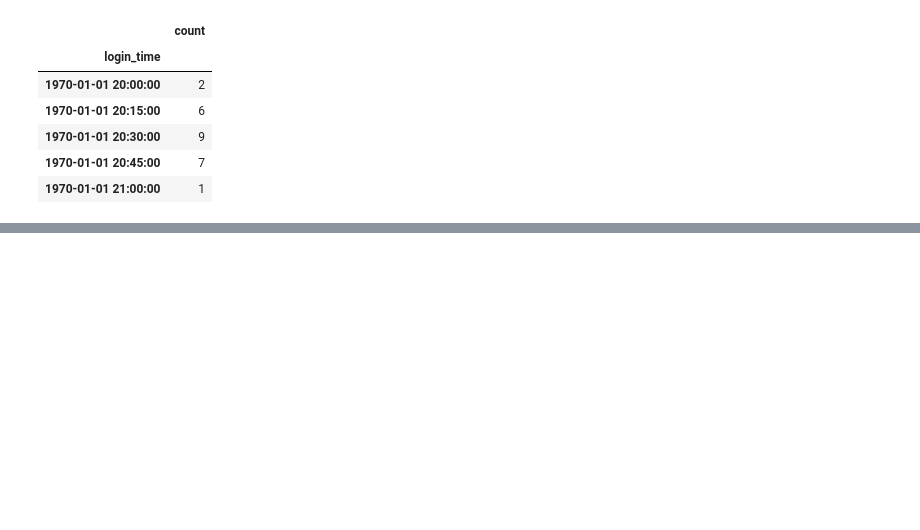
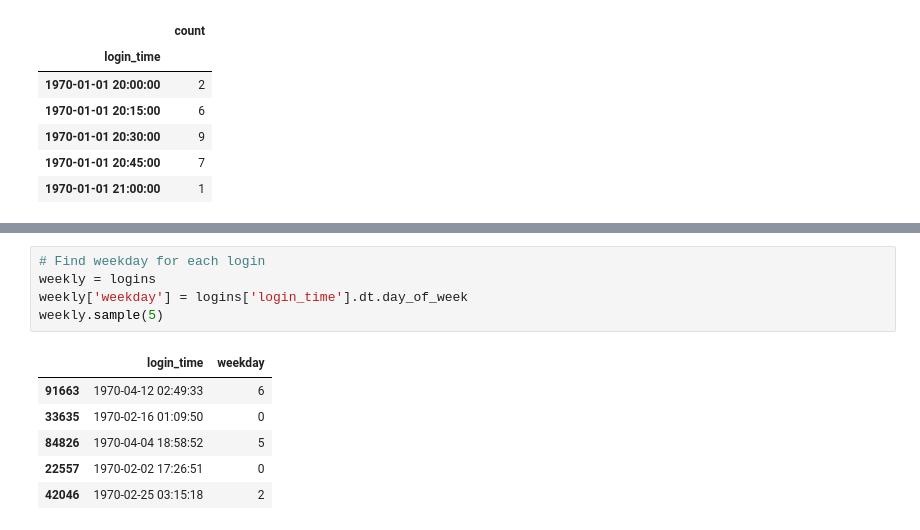
Before and after one commit to MsEM11/Ultimate_Tech_Inc, a Jupyter notebook: ultimate_challenge.ipynb, the cells around one changed output, grey strips where cells are left out. Drawn from its saved outputs; the diff is of its cells as text; blank space fills up the shorter version.

```diff
--- a/ultimate_challenge.ipynb
+++ b/ultimate_challenge.ipynb
@@ -107,0 +119,12 @@ Name: 07:30:00, dtype: object
+# %%
+# Find weekday for each login
+weekly = logins
+weekly['weekday'] = logins['login_time'].dt.day_of_week
+weekly.sample(5)
+# %% [output]
+|  | login_time | weekday |
+| 91663 | 1970-04-12 02:49:33 | 6 |
+| 33635 | 1970-02-16 01:09:50 | 0 |
+| 84826 | 1970-04-04 18:58:52 | 5 |
+| 22557 | 1970-02-02 17:26:51 | 0 |
+| 42046 | 1970-02-25 03:15:18 | 2 |
```
Also changed, not shown: parts of 12 cells of this notebook.
